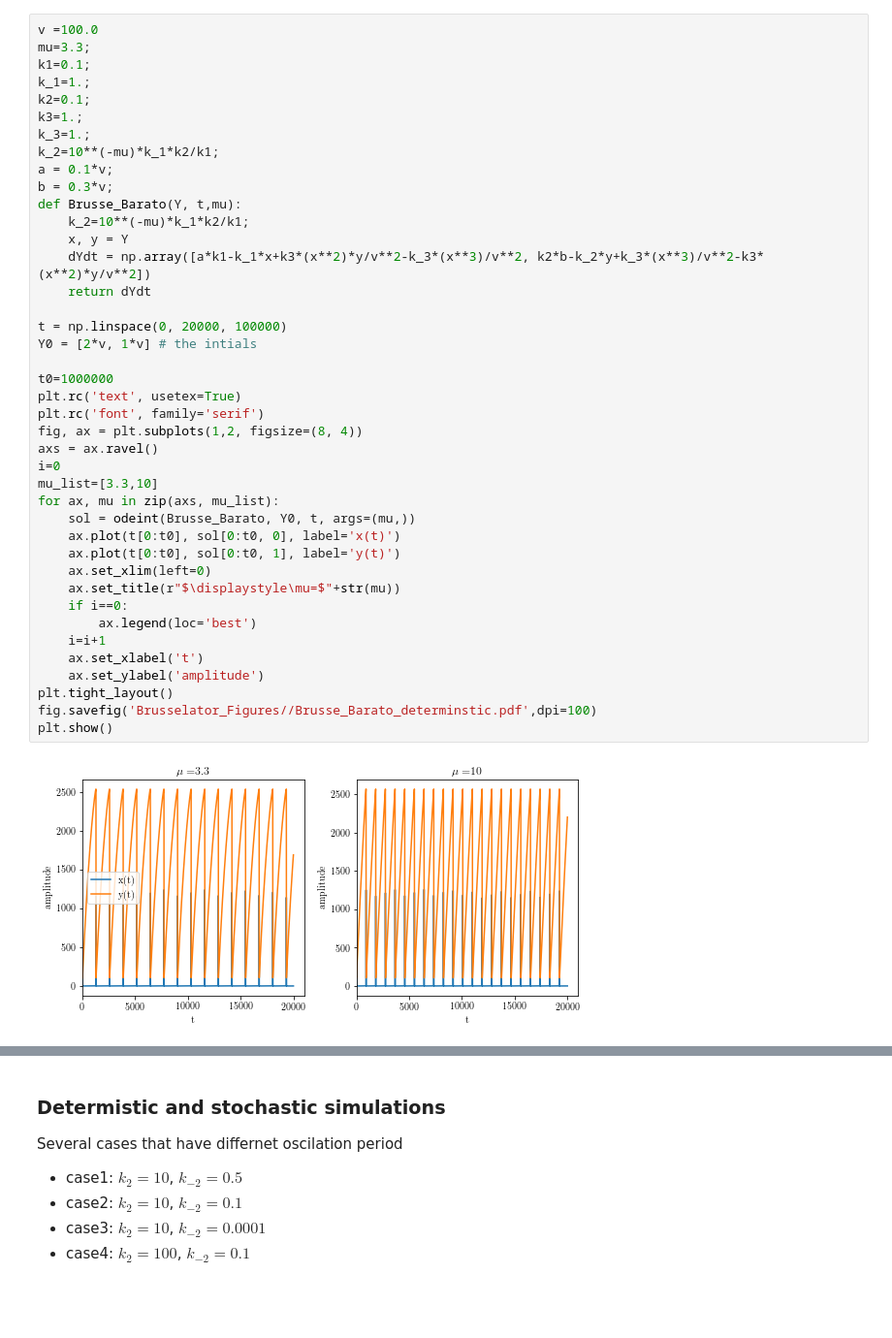
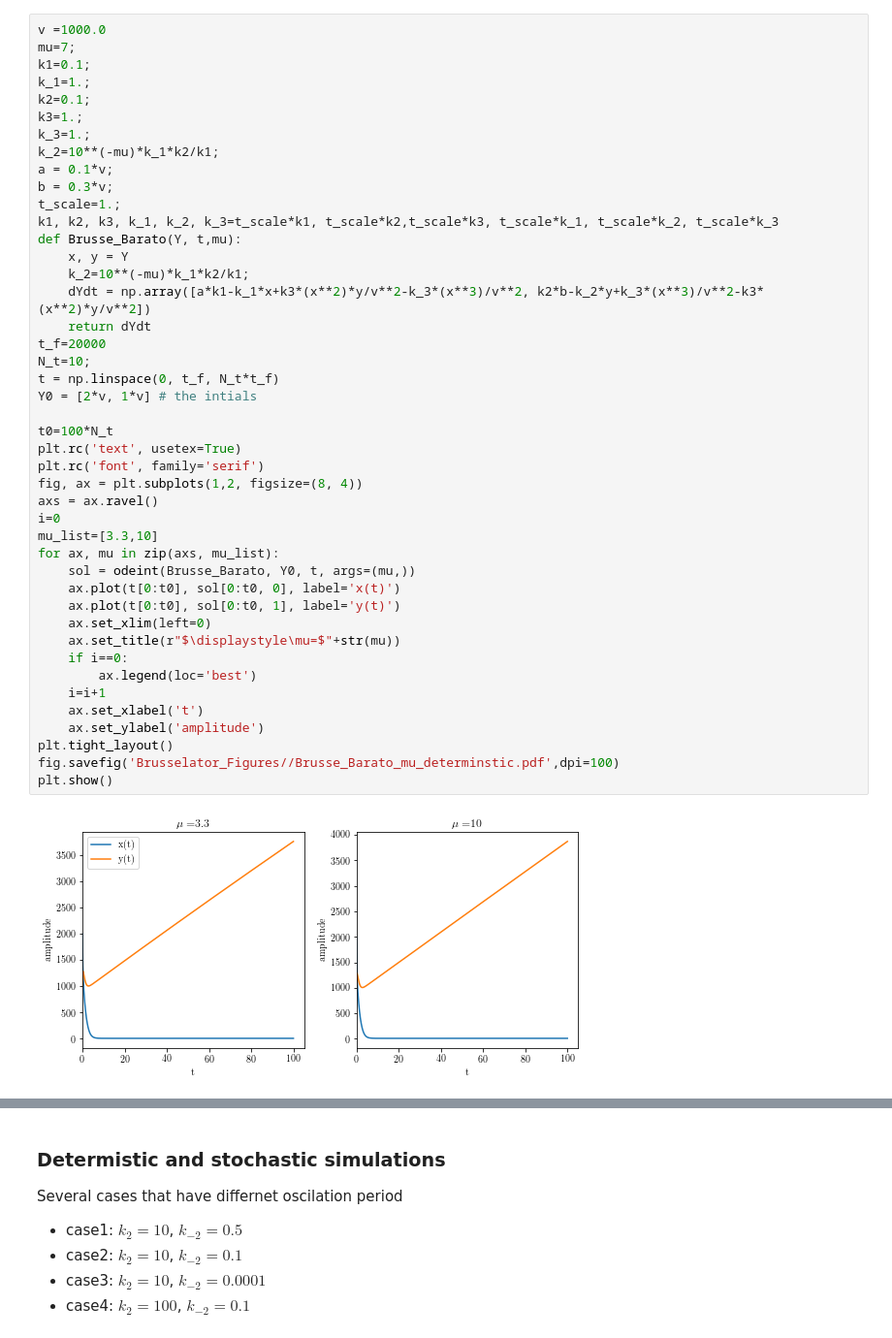
Before and after one commit to Wenping-Cui/Biological-Oscillators, a Jupyter notebook: Brusselator.ipynb, the cells around one changed output, grey strips where cells are left out. Shown at 97% size. Saved outputs shown, nothing was run; the diff lists cells and outputs as text; blank space fills up the shorter version.

```diff
--- a/Brusselator.ipynb
+++ b/Brusselator.ipynb
@@ -17,6 +21,6 @@ import seaborn as sns
 # %%
-v =100.0
-mu=3.3;
+v =1000.0
+mu=7;
 k1=0.1;
 k_1=1.;
 k2=0.1;
@@ -24,36 +28,39 @@ k3=1.;
 k_3=1.;
 k_2=10**(-mu)*k_1*k2/k1;
 a = 0.1*v;
 b = 0.3*v;
+t_scale=1.;
+k1, k2, k3, k_1, k_2, k_3=t_scale*k1, t_scale*k2,t_scale*k3, t_scale*k_1, t_scale*k_2, t_scale*k_3
 def Brusse_Barato(Y, t,mu):
+    x, y = Y
     k_2=10**(-mu)*k_1*k2/k1;
-    x, y = Y
     dYdt = np.array([a*k1-k_1*x+k3*(x**2)*y/v**2-k_3*(x**3)/v**2, k2*b-k_2*y+k_3*(x**3)/v**2-k3*(x**2)*y/v**2])
     return dYdt
-
-t = np.linspace(0, 20000, 100000)
+t_f=20000
+N_t=10;
+t = np.linspace(0, t_f, N_t*t_f)
 Y0 = [2*v, 1*v] # the intials
 
-t0=1000000
+t0=100*N_t
 plt.rc('text', usetex=True)
 plt.rc('font', family='serif')
 fig, ax = plt.subplots(1,2, figsize=(8, 4))
 axs = ax.ravel()
 i=0
 mu_list=[3.3,10]
 for ax, mu in zip(axs, mu_list):
     sol = odeint(Brusse_Barato, Y0, t, args=(mu,))
     ax.plot(t[0:t0], sol[0:t0, 0], label='x(t)')
     ax.plot(t[0:t0], sol[0:t0, 1], label='y(t)')
     ax.set_xlim(left=0)
     ax.set_title(r"$\displaystyle\mu=$"+str(mu))
     if i==0:
         ax.legend(loc='best')
     i=i+1
     ax.set_xlabel('t')
     ax.set_ylabel('amplitude')
 plt.tight_layout()
-fig.savefig('Brusselator_Figures//Brusse_Barato_determinstic.pdf',dpi=100)
+fig.savefig('Brusselator_Figures//Brusse_Barato_mu_determinstic.pdf',dpi=100)
 plt.show()
 # %% [output]
-[figure, old version]
+[figure, new version]
```
Also changed, not shown: parts of 11 cells of this notebook, 15 other files.
